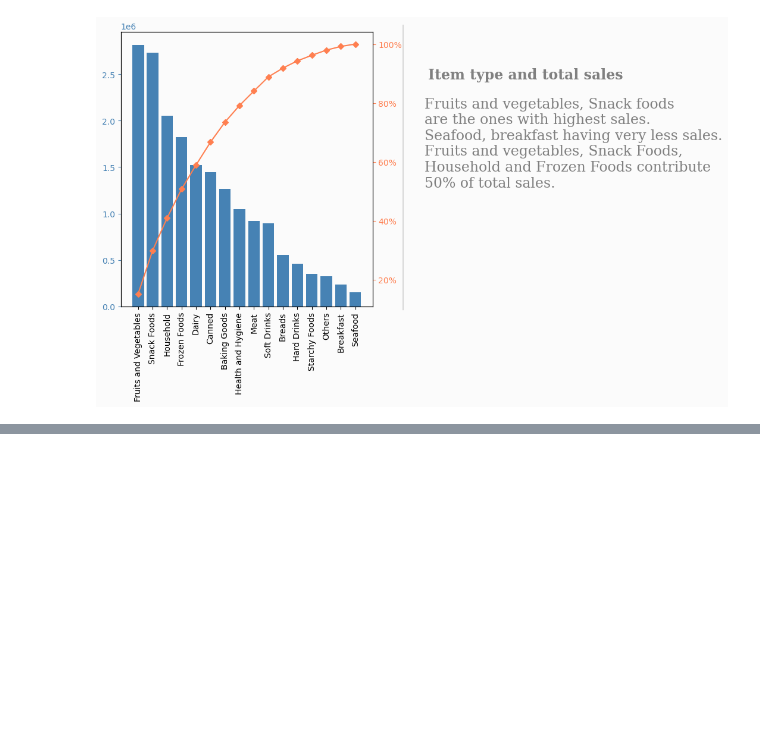
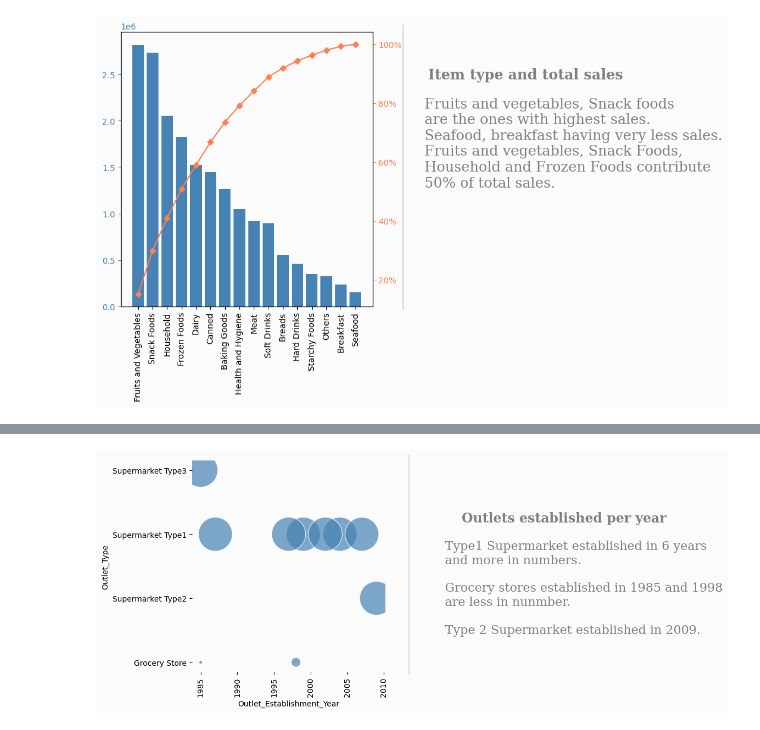
Before and after one commit to ajithcl/BigmartSalesPrediction, a Jupyter notebook: BigmartSalesPrediction.ipynb, the cells around one changed output, grey strips where cells are left out. Cells and saved outputs as stored; diff of their text form; code cells hidden in the pictures; blank space fills up the shorter version.

```diff
--- a/BigmartSalesPrediction.ipynb
+++ b/BigmartSalesPrediction.ipynb
@@ -822,0 +975,6 @@ plt.show()
+# %%
+df=df_train.loc[:,["Outlet_Type","Outlet_Establishment_Year"]]
+# %%
+df=df.value_counts().to_frame().reset_index()
+# %%
+df.rename(columns={0:"Count"},inplace=True)
@@ -822,0 +995,65 @@ plt.show()
+# %%
+sns.reset_defaults()
+
+#Visualization
+fig=plt.figure(figsize=(10,5));
+
+ax0=fig.add_subplot(1,2,1)
+ax1=fig.add_subplot(1,2,2)
+ax1.grid(False)
+ax1.set_xticklabels([])
+ax1.set_yticklabels([])
+
+fig.patch.set_facecolor(background_color)
+ax0.set_facecolor(background_color)
+ax1.set_facecolor(background_color)
+ax0.spines["bottom"].set_visible(False)
+ax0.spines["top"].set_visible(False)
+ax0.spines["right"].set_visible(False)
+ax0.spines["left"].set_visible(False)
+ax1.spines["bottom"].set_visible(False)
+ax1.spines["top"].set_visible(False)
+ax1.spines["right"].set_visible(False)
+ax1.spines["left"].set_visible(False)
+ax1.tick_params(left=False,bottom=False)
+
+#Plot the barplot
+sns.scatterplot(data=df,x="Outlet_Establishment_Year",y="Outlet_Type",size="Count",sizes=(20,2000),legend=False,color='steelblue',alpha=0.7,linewidth=1,ax=ax0);
+
+#rotating the ticklabels in x axis
+for tick in ax0.get_xticklabels():
+    tick.set_rotation(90)
+
+#Draw line in the middle
+l1= lines.Line2D([0.52,0.52],[0.1, 0.9],color='black',lw=0.2,transform=fig.transFigure)
+fig.lines.extend([l1])
+
+#heading content
+fig.text(x=0.55,
+        y=0.6,
+        fontweight='bold',
+        fontfamily='serif',
+        fontsize=17,
+        color='grey',
+        s='''
+        Outlets established per year
+        ''')
+#text content
+fig.text(x=0.5,
+        y=0.2,
+        fontweight='light',
+        fontfamily='serif',
+        fontsize=16,
+        color='grey',
+        s='''
+            Type1 Supermarket established in 6 years
+            and more in numbers.
+
+            Grocery stores established in 1985 and 1998
+            are less in nunmber.
+
+            Type 2 Supermarket established in 2009.
+        ''')
+plt.show()
+# %% [output]
+[figure, added]
```
Also changed, not shown: parts of 12 cells of this notebook.
